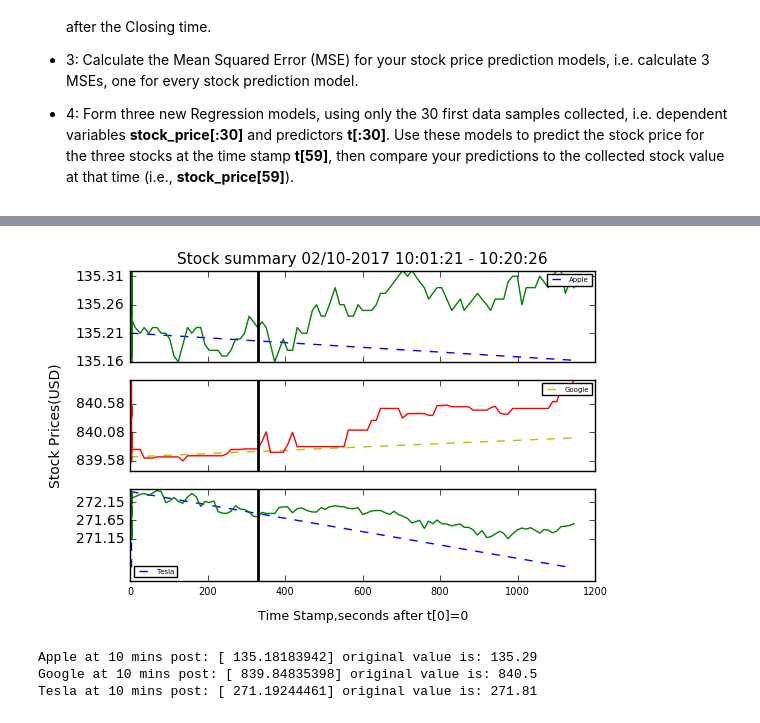
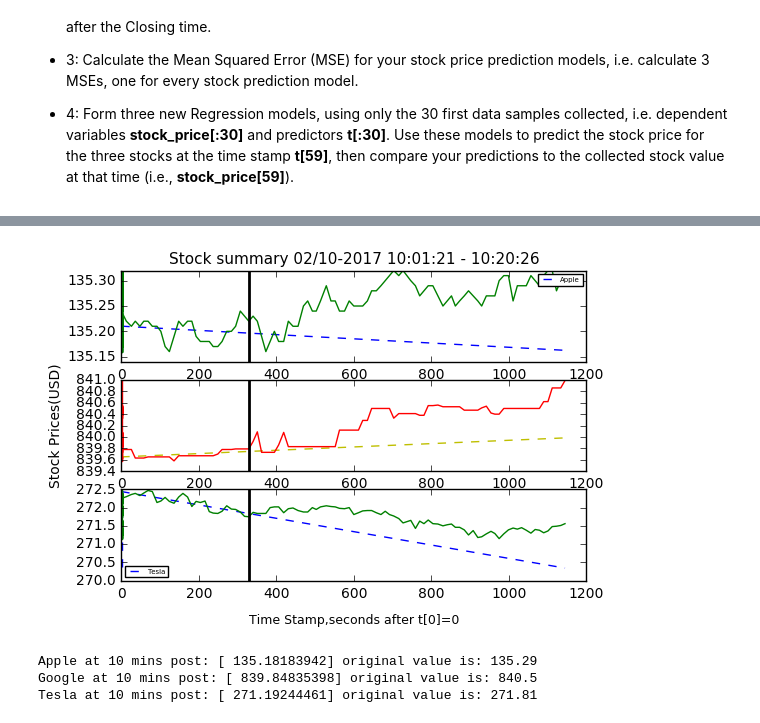
Before and after one commit to AnkitDutta7/data-x, a Jupyter notebook: Dutta-Ankit-HW4.ipynb, the cells around one changed output, grey strips where cells are left out. Drawn from its saved outputs; the diff is of its cells as text; code cells hidden in the pictures.

```diff
--- a/Dutta-Ankit-HW4.ipynb
+++ b/Dutta-Ankit-HW4.ipynb
@@ -434,44 +434,35 @@ model.fit(t_train, appletrain)
 f = model.predict(t).flatten()
 #APPLE
 ax[0].plot(t, f, 'b', label='Prediction',linestyle='--')
-ax[0].yaxis.set_ticks(np.arange(135.16,135.32,0.05))
 ax[0].ticklabel_format(useOffset=False)
-plt.setp(ax[0].get_xticklabels(), visible = False)
-plt.setp(ax[0].get_xticklabels(), fontsize =7)
+
 ax[0].legend(loc = 1, labels = ['Apple'], fontsize = 5)
 ax[0].plot(t, df['AAPL'],color='green',label='Apple')
 ax[0].axvline(t[29,1],color='black',  lw=2)
 
 #GOOGLE
 model.fit(t_train, googletrain)
 f = model.predict(t).flatten()
 ax[1].plot(t, f, 'y', label='Prediction',linestyle='--')
 ax[1].plot(t, df['GOOGL'],color='red',label='Google')
-ax[1].yaxis.set_ticks(np.arange(839.58,840.99,0.5))
-plt.setp(ax[1].get_xticklabels(), visible = False)
-ax[1].legend(loc = 1, labels = ['Google'], fontsize = 5)
-plt.setp(ax[1].get_xticklabels(), fontsize =7)
 ax[1].axvline(t[29,1], color='black', lw=2)
 
 
 #Tesla
 model.fit(t_train, teslatrain)
 f = model.predict(t).flatten()
 ax[2].plot(t, f, 'b', label='Prediction',linestyle='--')
 
 ax[2].plot(t,df['TSLA'],color='green',label='Tesla')
 ax[2].axvline(t[29,1],color='black',  lw=2)
-ax[2].yaxis.set_ticks(np.arange(271.15,272.47,0.5))
-ax[2].ticklabel_format(useOffset=False)
-plt.setp(ax[2].get_xticklabels(), fontsize =7)
 ax[2].legend(loc = 3, labels = ['Tesla'], fontsize = 5)
 
 plt.xlabel('Time Stamp,seconds after t[0]=0', fontsize = 9, labelpad =10)
 ax[1].set_ylabel('Stock Prices(USD)', fontsize = 10, labelpad = 10)
 ax[0].set_title('Stock summary 02/10-2017 10:01:21 - 10:20:26', fontsize = 11)
 plt.show()
 # %% [output]
-[figure, old version]
+[figure, new version]
 # %%
 from sklearn import linear_model
 from sklearn.metrics import classification_report
```
Also changed, not shown: parts of 2 cells of this notebook.
